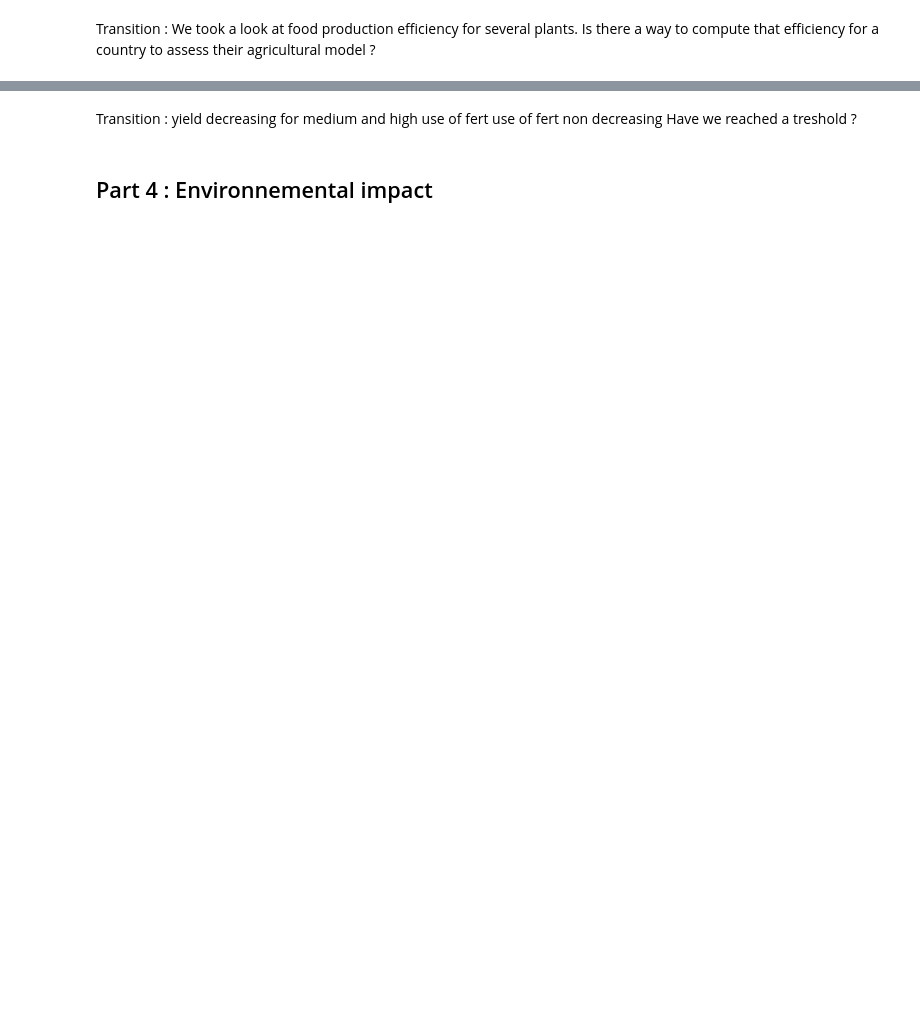
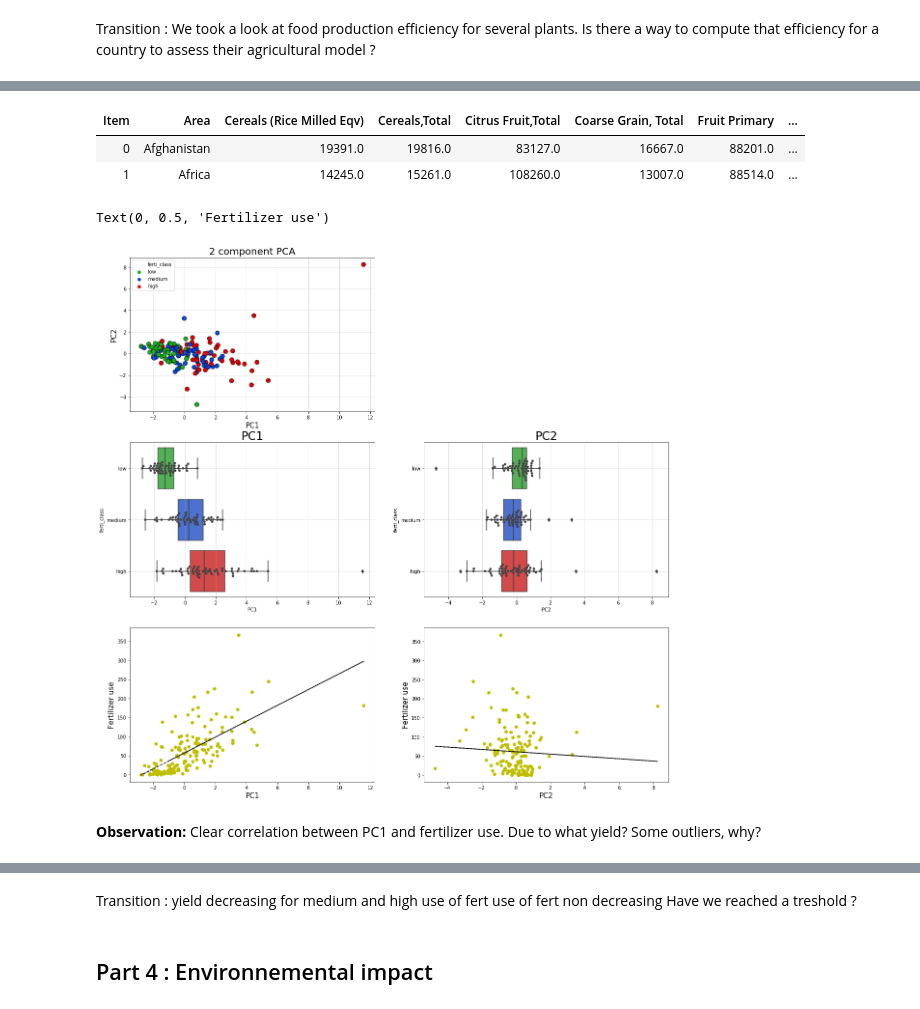
Before and after one commit to amara-slaymaker/ada_project-ada_nakamura, a Jupyter notebook: Skeleton.ipynb, the cells around one changed output, grey strips where cells are left out. Saved outputs shown, nothing was run; the diff lists cells and outputs as text; code cells hidden in the pictures; blank space fills up the shorter version.

```diff
--- a/Skeleton.ipynb
+++ b/Skeleton.ipynb
@@ -548,0 +552,16 @@ Also plot fertilizer and pesticide evolution
+# %%
+#opening database and visualization
+crops=pd.read_csv('./data/Production_Crops_E_All_Data_(Normalized).zip',sep=',',encoding='latin-1')
+
+grouped_yields=(crops.query('`Element Code` == 5419')
+        .query('`Year Code` == 2016')
+        .query('`Item Code` >1000')
+        .pivot(index='Area',columns='Item',values='Value')
+        .fillna(value=0)
+        .reset_index()
+          )
+grouped_yields.head(2)
+# %% [output]
+| Item | Area | Cereals (Rice Milled Eqv) | Cereals,Total | Citrus Fruit,Total | Coarse Grain, Total | Fruit Primary | ... |
+| 0 | Afghanistan | 19391.0 | 19816.0 | 83127.0 | 16667.0 | 88201.0 | ... |
+| 1 | Africa | 14245.0 | 15261.0 | 108260.0 | 13007.0 | 88514.0 | ... |
@@ -548,0 +576,63 @@ Also plot fertilizer and pesticide evolution
+# %%
+def pre_processing_PCA(df, target, features):
+    # Separating out the features
+    x = df.loc[:, features].values
+    # Separating out the countries
+    y = df.loc[:,[target]].values
+    # Standardizing the features
+    x = StandardScaler().fit_transform(x)
+    return x
+
+def PCA_processing(df, target, features):
+    pca = PCA(n_components=2)
+    principalComponents = pca.fit_transform(pre_processing_PCA(df, target, features))
+    principalDf = pd.DataFrame(data = principalComponents
+             , columns = ['PC1', 'PC2'])
+    return pca,pd.concat([principalDf, df[[target]]], axis=1)
+# %%
+pca,grouped_yield_pca = PCA_processing(grouped_yields,'Area', grouped_yields.columns[1:])
+grouped_yield_pca=pd.merge(grouped_yield_pca,fertilizer.loc[:,['Area','Value']],left_on='Area',right_on='Area')
+grouped_yield_pca['ferti_class']=grouped_yield_pca.Value.apply(lambda x: ferti_class(x, grouped_yield_pca.Value))
+# %%
+#Viz for 1 year
+figure = plt.figure(figsize = (20,20))
+colors = ["green", "blue", "red"]
+
+ax1 = figure.add_subplot(3,2,1)
+ax1.set_xlabel('Principal Component 1', fontsize = 15)
+ax1.set_ylabel('Principal Component 2', fontsize = 15)
+ax1.set_title('2 component PCA', fontsize = 20)
+ax1.grid(alpha=0.5)
+ax1 = sns.scatterplot(x='PC1', y='PC2', hue='ferti_class', palette=sns.xkcd_palette(colors), data=grouped_yield_pca, s=80,edgecolor="black")
+
+ax2 = figure.add_subplot(3,2,3)
+ax2 = sns.boxplot(x='PC1', y='ferti_class', data=grouped_yield_pca, palette=sns.xkcd_palette(colors), boxprops=dict(alpha=.8))
+ax2 = sns.swarmplot(x='PC1', y='ferti_class', data=grouped_yield_pca, color=".25")
+ax2.grid(alpha=0.5)
+plt.title('PC1', fontsize=24);
+
+ax3 = figure.add_subplot(3,2,4)
+ax3 = sns.boxplot(x='PC2', y='ferti_class', data=grouped_yield_pca, palette=sns.xkcd_palette(colors), boxprops=dict(alpha=.8))
+ax3 = sns.swarmplot(x='PC2', y='ferti_class', data=grouped_yield_pca, color=".25")
+ax3.grid(alpha=0.5)
+plt.title('PC2', fontsize=24);
+
+ax4 = figure.add_subplot(3,2,5)
+coef = np.polyfit(grouped_yield_pca.PC1,grouped_yield_pca.Value,1)
+poly1d_fn = np.poly1d(coef)
+plt.plot(grouped_yield_pca.PC1,grouped_yield_pca.Value, 'yo',grouped_yield_pca.PC1, poly1d_fn(grouped_yield_pca.PC1), '--k')
+ax4.set_xlabel('PC1', fontsize = 15)
+ax4.set_ylabel('Fertilizer use', fontsize = 15)
+
+ax5 = figure.add_subplot(3,2,6)
+coef = np.polyfit(grouped_yield_pca.PC2,grouped_yield_pca.Value,1)
+poly1d_fn = np.poly1d(coef)
+plt.plot(grouped_yield_pca.PC2,grouped_yield_pca.Value, 'yo',grouped_yield_pca.PC2, poly1d_fn(grouped_yield_pca.PC2), '--k')
+ax5.set_xlabel('PC2', fontsize = 15)
+ax5.set_ylabel('Fertilizer use', fontsize = 15)
+# %% [output]
+Text(0, 0.5, 'Fertilizer use')
+[figure, added]
+# %% [markdown]
+**Observation:** Clear correlation between PC1 and fertilizer use. Due to what yield?
+Some outliers, why?
```
Also changed, not shown: parts of 35 cells of this notebook.
